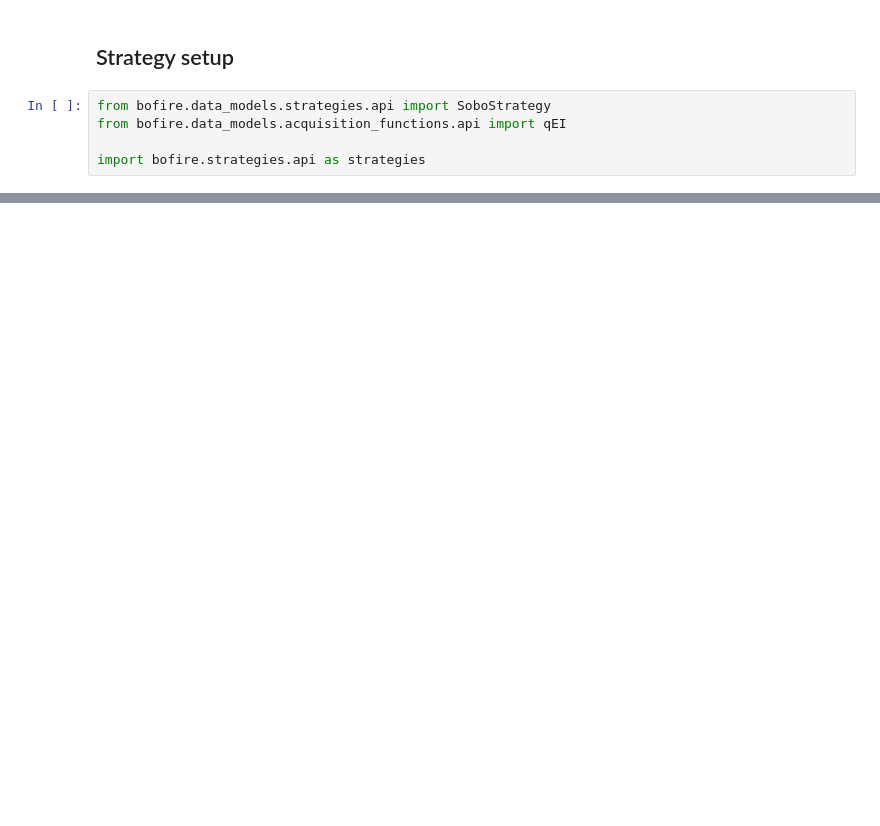
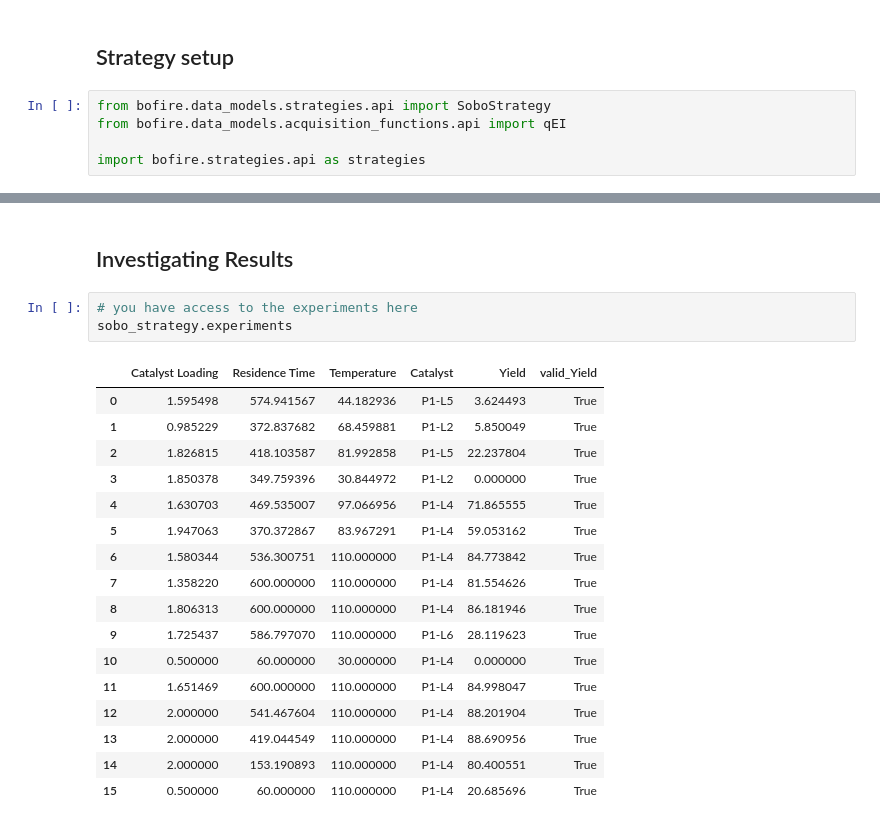
Before and after one commit to austin-mroz/2024-BO-summer-school, a Jupyter notebook: tutorial-notebooks/2-single-objective-reaction-optimization.ipynb, the cells around one changed output, grey strips where cells are left out. Cells and saved outputs as stored; diff of their text form; blank space fills up the shorter version.

```diff
--- a/tutorial-notebooks/2-single-objective-reaction-optimization.ipynb
+++ b/tutorial-notebooks/2-single-objective-reaction-optimization.ipynb
@@ -115,0 +303,23 @@ import bofire.strategies.api as strategies
+# %% [markdown]
+## Investigating Results
+# %%
+# you have access to the experiments here
+sobo_strategy.experiments
+# %% [output]
+|  | Catalyst Loading | Residence Time | Temperature | Catalyst | Yield | valid_Yield |
+| 0 | 1.595498 | 574.941567 | 44.182936 | P1-L5 | 3.624493 | True |
+| 1 | 0.985229 | 372.837682 | 68.459881 | P1-L2 | 5.850049 | True |
+| 2 | 1.826815 | 418.103587 | 81.992858 | P1-L5 | 22.237804 | True |
+| 3 | 1.850378 | 349.759396 | 30.844972 | P1-L2 | 0.000000 | True |
+| 4 | 1.630703 | 469.535007 | 97.066956 | P1-L4 | 71.865555 | True |
+| 5 | 1.947063 | 370.372867 | 83.967291 | P1-L4 | 59.053162 | True |
+| 6 | 1.580344 | 536.300751 | 110.000000 | P1-L4 | 84.773842 | True |
+| 7 | 1.358220 | 600.000000 | 110.000000 | P1-L4 | 81.554626 | True |
+| 8 | 1.806313 | 600.000000 | 110.000000 | P1-L4 | 86.181946 | True |
+| 9 | 1.725437 | 586.797070 | 110.000000 | P1-L6 | 28.119623 | True |
+| 10 | 0.500000 | 60.000000 | 30.000000 | P1-L4 | 0.000000 | True |
+| 11 | 1.651469 | 600.000000 | 110.000000 | P1-L4 | 84.998047 | True |
+| 12 | 2.000000 | 541.467604 | 110.000000 | P1-L4 | 88.201904 | True |
+| 13 | 2.000000 | 419.044549 | 110.000000 | P1-L4 | 88.690956 | True |
+| 14 | 2.000000 | 153.190893 | 110.000000 | P1-L4 | 80.400551 | True |
+| 15 | 0.500000 | 60.000000 | 110.000000 | P1-L4 | 20.685696 | True |
```
Also changed, not shown: parts of 28 cells of this notebook, 3 other files.
